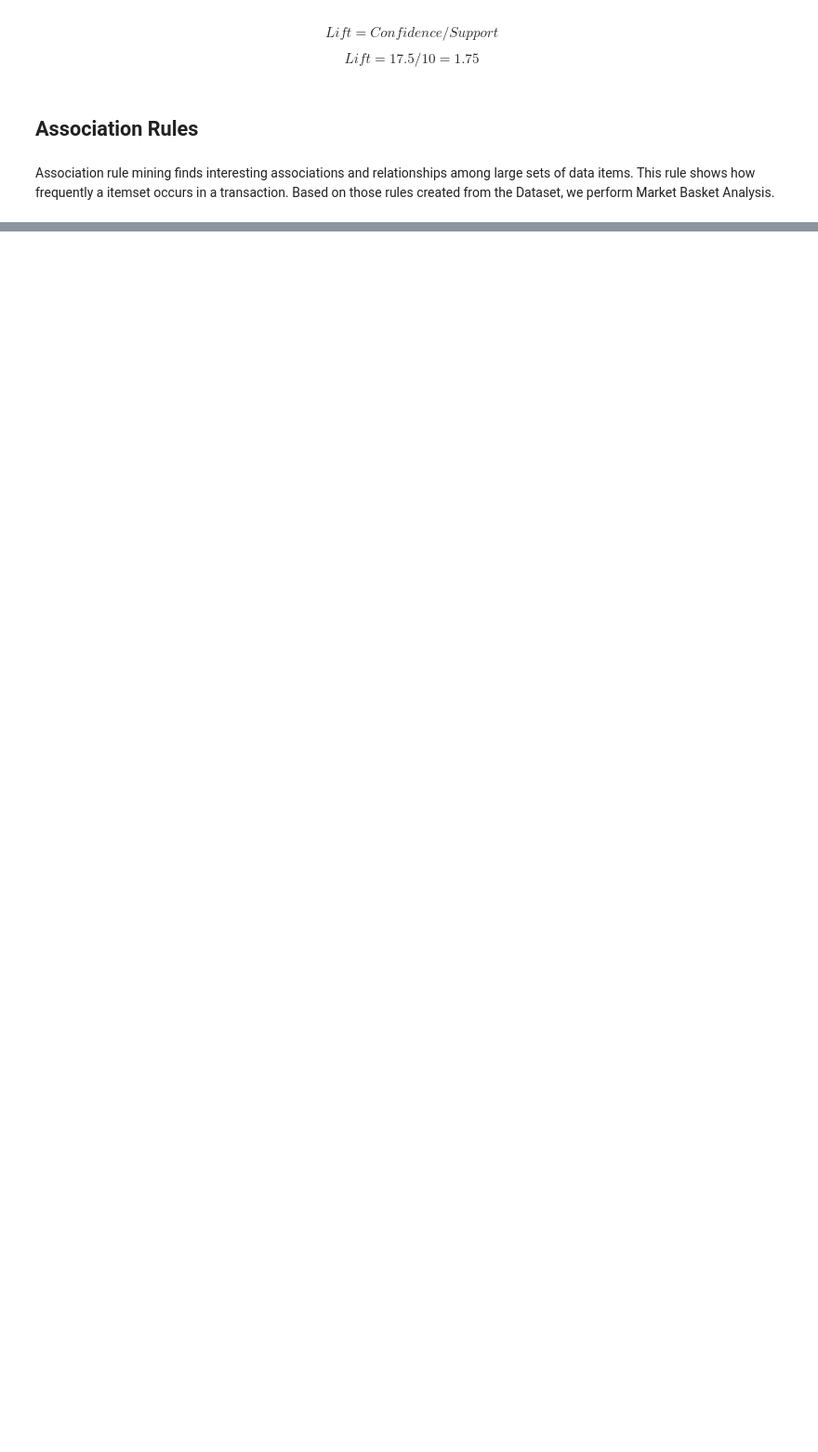
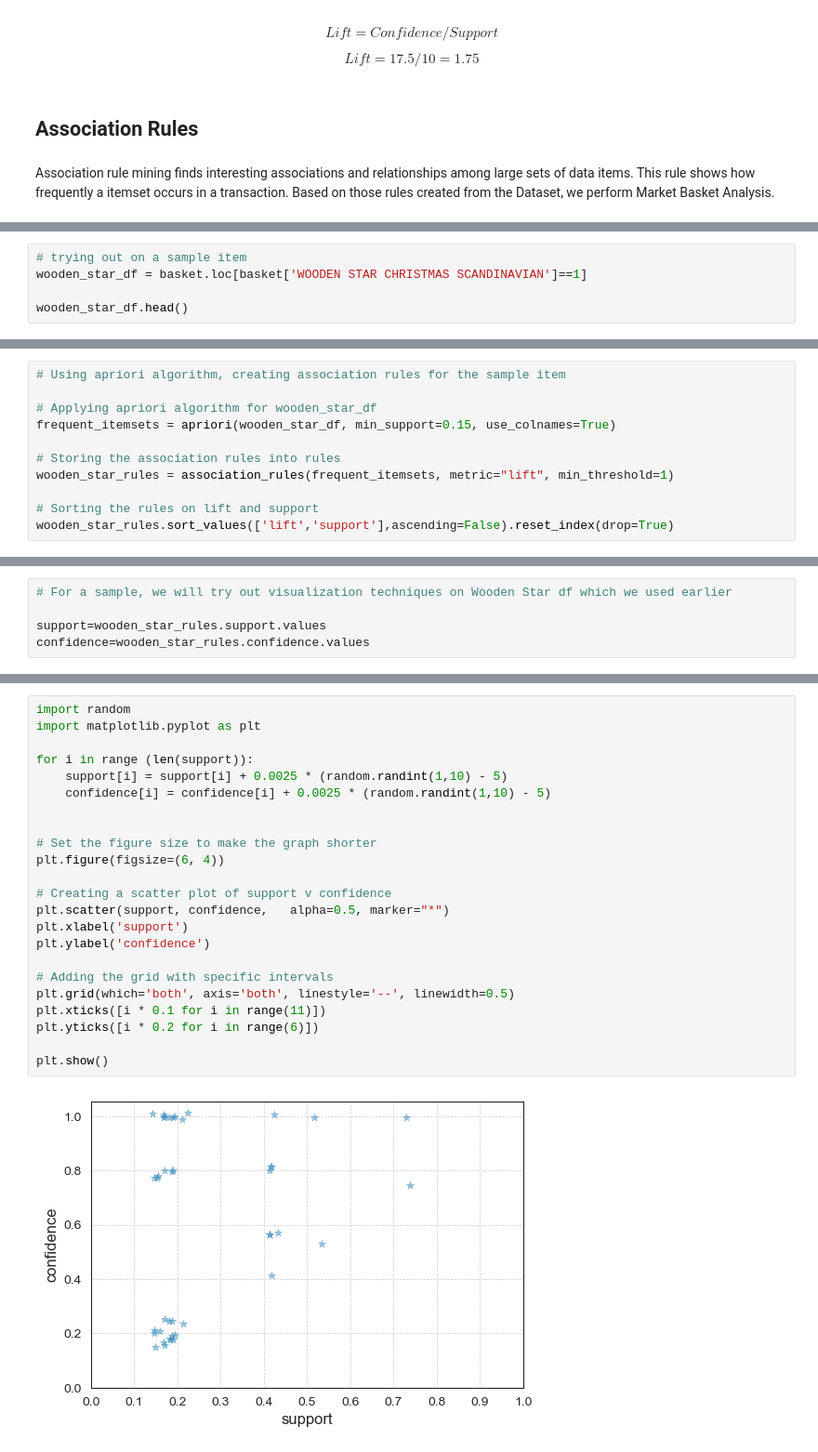
Before and after one commit to LeonardoSMSoares/Recommender-Systems-with-Python, a Jupyter notebook: Applied Recommender Systems with Python/Ch2 - Market Basket Analysis.ipynb, the cells around one changed output, grey strips where cells are left out. Shown at 93% size. Cells and saved outputs as stored; diff of their text form; blank space fills up the shorter version.

```diff
--- a/Applied Recommender Systems with Python/Ch2 - Market Basket Analysis.ipynb
+++ b/Applied Recommender Systems with Python/Ch2 - Market Basket Analysis.ipynb
@@ -786,0 +805,5 @@ Association rule mining finds interesting associations and relationships among l
+# %%
+# trying out on a sample item
+wooden_star_df = basket.loc[basket['WOODEN STAR CHRISTMAS SCANDINAVIAN']==1]
+
+wooden_star_df.head()
@@ -786,0 +821,11 @@ Association rule mining finds interesting associations and relationships among l
+# %%
+# Using apriori algorithm, creating association rules for the sample item
+
+# Applying apriori algorithm for wooden_star_df
+frequent_itemsets = apriori(wooden_star_df, min_support=0.15, use_colnames=True)
+
+# Storing the association rules into rules
+wooden_star_rules = association_rules(frequent_itemsets, metric="lift", min_threshold=1)
+
+# Sorting the rules on lift and support
+wooden_star_rules.sort_values(['lift','support'],ascending=False).reset_index(drop=True)
@@ -786,0 +936,5 @@ Association rule mining finds interesting associations and relationships among l
+# %%
+# For a sample, we will try out visualization techniques on Wooden Star df which we used earlier
+
+support=wooden_star_rules.support.values
+confidence=wooden_star_rules.confidence.values
@@ -786,0 +943,25 @@ Association rule mining finds interesting associations and relationships among l
+# %%
+import random
+import matplotlib.pyplot as plt
+
+for i in range (len(support)):
+    support[i] = support[i] + 0.0025 * (random.randint(1,10) - 5)
+    confidence[i] = confidence[i] + 0.0025 * (random.randint(1,10) - 5)
+
+
+# Set the figure size to make the graph shorter
+plt.figure(figsize=(6, 4))
+
+# Creating a scatter plot of support v confidence
+plt.scatter(support, confidence,   alpha=0.5, marker="*")
+plt.xlabel('support')
+plt.ylabel('confidence')
+
+# Adding the grid with specific intervals
+plt.grid(which='both', axis='both', linestyle='--', linewidth=0.5)
+plt.xticks([i * 0.1 for i in range(11)])
+plt.yticks([i * 0.2 for i in range(6)])
+
+plt.show()
+# %% [output]
+[figure, added]
```
Also changed, not shown: parts of 27 cells of this notebook, 1 other file.
